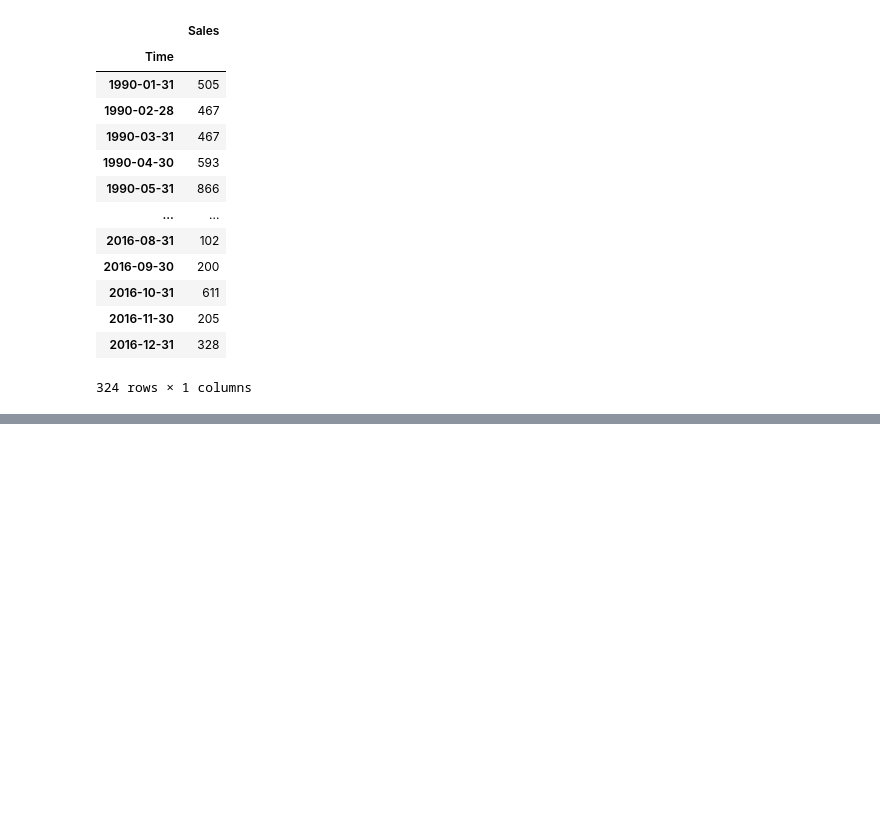
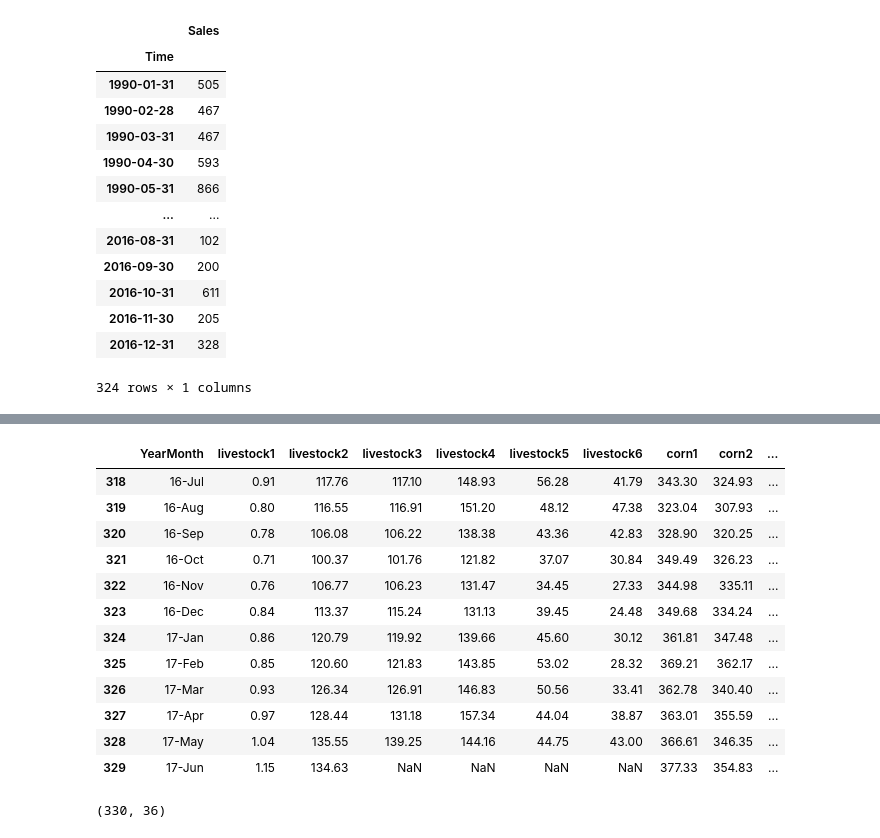
Before and after one commit to ankitaggarwal64/Time-Series-Sales-Forecasting-for-Agricultural-Equipments, a Jupyter notebook: Project Overview and Data Ingestion.ipynb, the cells around one changed output, grey strips where cells are left out. Cells and saved outputs as stored; diff of their text form; code cells hidden in the pictures; blank space fills up the shorter version.

```diff
--- a/Project Overview and Data Ingestion.ipynb
+++ b/Project Overview and Data Ingestion.ipynb
@@ -218,0 +229,21 @@ Sales_ts
+# %%
+display(Indices.tail(12))
+# %% [output]
+|  | YearMonth | livestock1 | livestock2 | livestock3 | livestock4 | livestock5 | livestock6 | corn1 | corn2 | ... |
+| 318 | 16-Jul | 0.91 | 117.76 | 117.10 | 148.93 | 56.28 | 41.79 | 343.30 | 324.93 | ... |
+| 319 | 16-Aug | 0.80 | 116.55 | 116.91 | 151.20 | 48.12 | 47.38 | 323.04 | 307.93 | ... |
+| 320 | 16-Sep | 0.78 | 106.08 | 106.22 | 138.38 | 43.36 | 42.83 | 328.90 | 320.25 | ... |
+| 321 | 16-Oct | 0.71 | 100.37 | 101.76 | 121.82 | 37.07 | 30.84 | 349.49 | 326.23 | ... |
+| 322 | 16-Nov | 0.76 | 106.77 | 106.23 | 131.47 | 34.45 | 27.33 | 344.98 | 335.11 | ... |
+| 323 | 16-Dec | 0.84 | 113.37 | 115.24 | 131.13 | 39.45 | 24.48 | 349.68 | 334.24 | ... |
+| 324 | 17-Jan | 0.86 | 120.79 | 119.92 | 139.66 | 45.60 | 30.12 | 361.81 | 347.48 | ... |
+| 325 | 17-Feb | 0.85 | 120.60 | 121.83 | 143.85 | 53.02 | 28.32 | 369.21 | 362.17 | ... |
+| 326 | 17-Mar | 0.93 | 126.34 | 126.91 | 146.83 | 50.56 | 33.41 | 362.78 | 340.40 | ... |
+| 327 | 17-Apr | 0.97 | 128.44 | 131.18 | 157.34 | 44.04 | 38.87 | 363.01 | 355.59 | ... |
+| 328 | 17-May | 1.04 | 135.55 | 139.25 | 144.16 | 44.75 | 43.00 | 366.61 | 346.35 | ... |
+| 329 | 17-Jun | 1.15 | 134.63 | NaN | NaN | NaN | NaN | 377.33 | 354.83 | ... |
+# %%
+# Checking the shape of data
+Indices.shape
+# %% [output]
+(330, 36)
```
Also changed, not shown: parts of 15 cells of this notebook.
